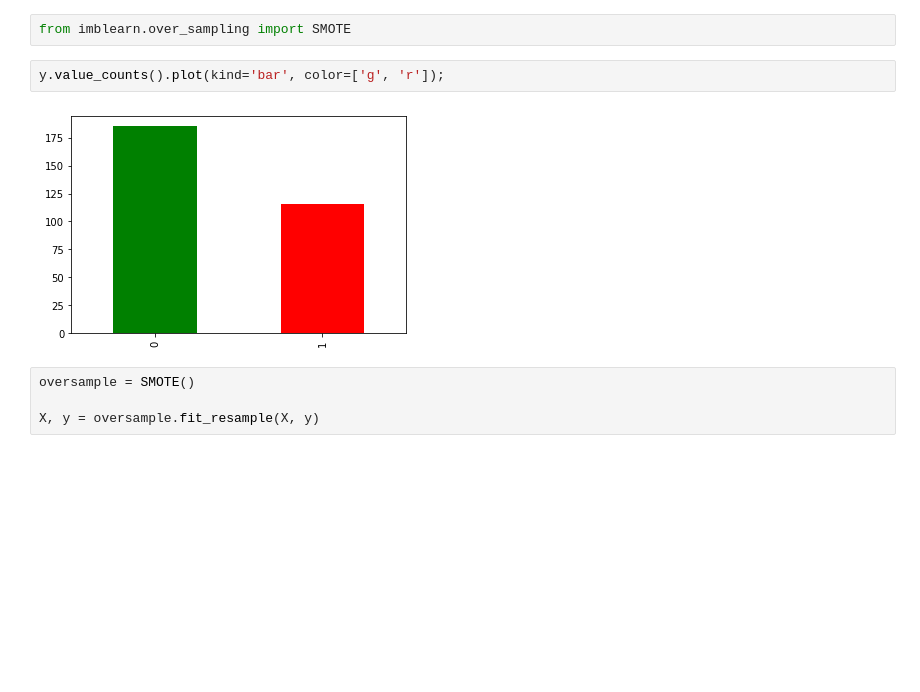
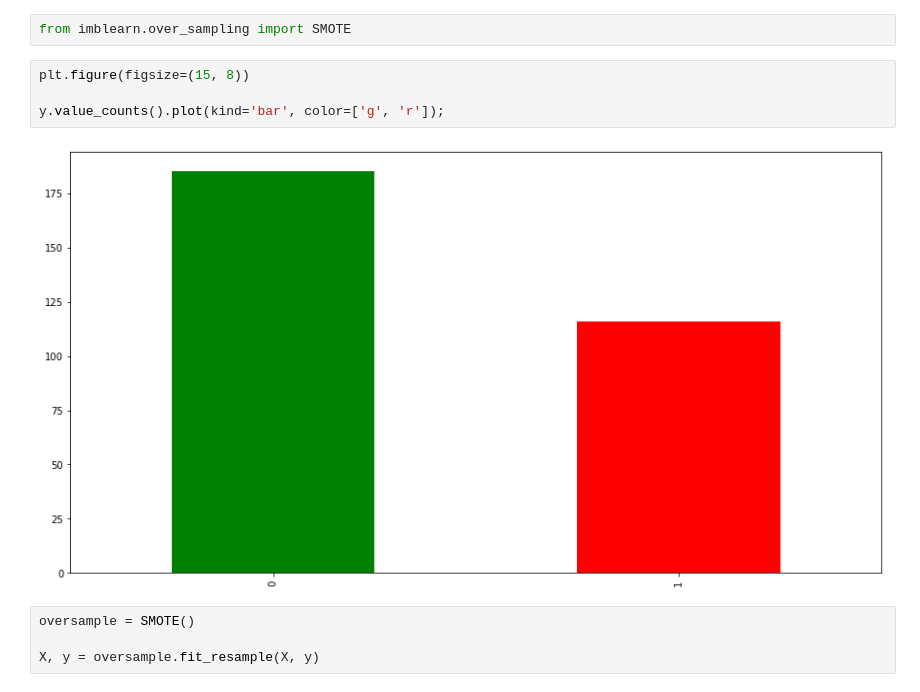
Before and after one commit to YonatanRA/sesame_hr_datatalk, a Jupyter notebook: notebooks/sesame_hr.ipynb, the cells around one changed output. Drawn from its saved outputs; the diff is of its cells as text; blank space fills up the shorter version.

```diff
--- a/notebooks/sesame_hr.ipynb
+++ b/notebooks/sesame_hr.ipynb
@@ -427,9 +427,11 @@ plt.show();
 # %%
 from imblearn.over_sampling import SMOTE
 # %%
+plt.figure(figsize=(15, 8))
+
 y.value_counts().plot(kind='bar', color=['g', 'r']);
 # %% [output]
-[figure, old version]
+[figure, new version]
 # %%
 oversample = SMOTE()
 
```
Also changed, not shown: parts of 20 cells of this notebook.
